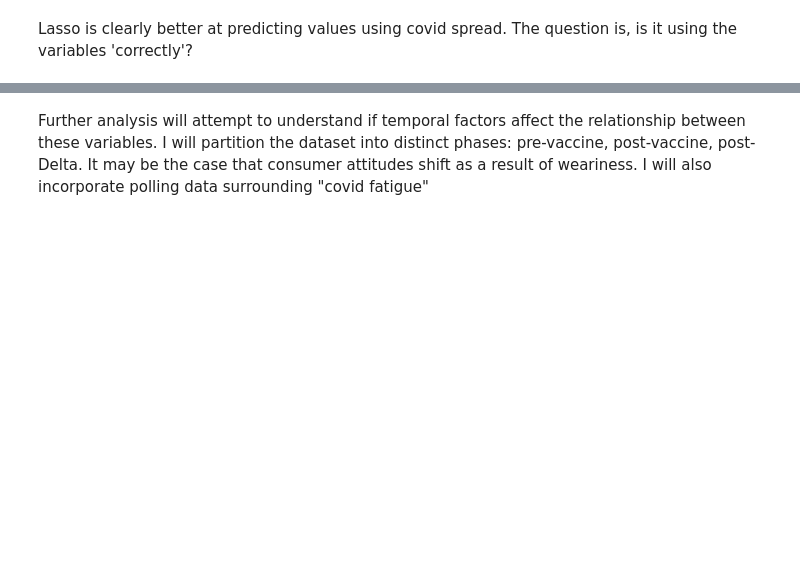
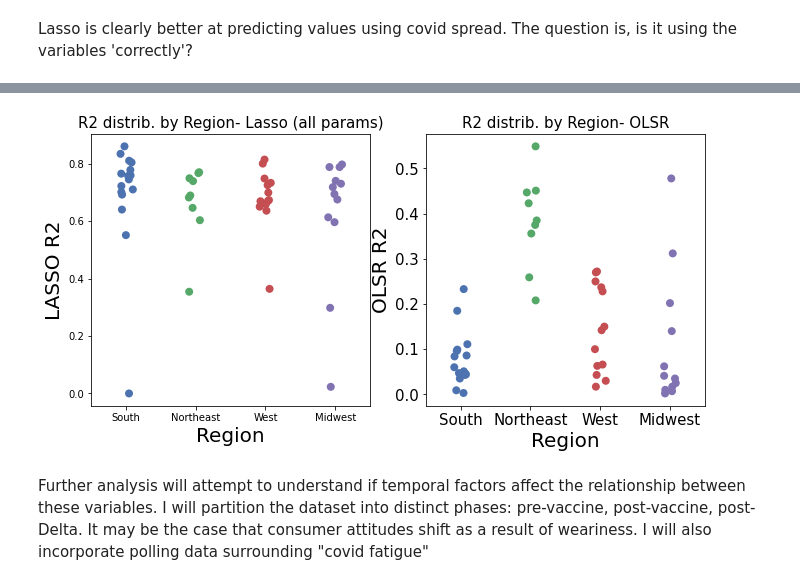
Before and after one commit to cjohnsoncruz/covid_spread_and_business_revenue, a Jupyter notebook: Quantifying_how_Covid_Case_Rates_affect_Business_Revenue.ipynb, the cells around one changed output, grey strips where cells are left out. Saved outputs shown, nothing was run; the diff lists cells and outputs as text; code cells hidden in the pictures; blank space fills up the shorter version.

```diff
--- a/Quantifying_how_Covid_Case_Rates_affect_Business_Revenue.ipynb
+++ b/Quantifying_how_Covid_Case_Rates_affect_Business_Revenue.ipynb
@@ -323,0 +319,10 @@ Lasso is clearly better at predicting values using covid spread. The question is
+# %%
+#geographical interpretation
+#import CSV of all states
+states_by_region = 'https://raw.githubusercontent.com/cphalpert/census-regions/master/us%20census%20bureau%20regions%20and%20divisions.csv'
+allstates_df = pd.read_csv(states_by_region)
+allstates_df= allstates_df.drop(allstates_df.index[7]).copy()
+allstates_df.head()
+
+df_model_performance_by_state = pd.merge(df_model_performance_by_state, allstates_df, left_on = 'State Name', right_on = 'State').drop(axis = 1, labels = ('State Name'))
+df_model_performance_by_state.head()
@@ -324,3 +336,21 @@ Lasso is clearly better at predicting values using covid spread. The question is
+# %%
+
+#create boxplot of state values by region
+fig, ax = plt.subplots(1,2, figsize = (11,5))
+g= sns.stripplot(x = 'Region', y = "LASSO R2", data = df_model_performance_by_state, size = 8, ax = ax[0]);
+plt.tick_params(labelsize=15)
+ax[0].xaxis.label.set_fontsize(20)
+ax[0].yaxis.label.set_fontsize(20)
+ax[0].set_title('R2 distrib. by Region- Lasso (all params)', fontsize=15);
+
+g= sns.stripplot(x = 'Region', y = "OLSR R2", data = df_model_performance_by_state, size = 8, ax = ax[1]);
+plt.tick_params(labelsize=15)
+ax[1].xaxis.label.set_fontsize(20)
+ax[1].yaxis.label.set_fontsize(20)
+ax[1].set_title('R2 distrib. by Region- OLSR', fontsize=15);
+#fig.suptitle('test title')
+# %% [output]
+[figure, added]
 # %%
 ## TO DO:
 #open parameters to evaluate what lasso promoted
```
Also changed, not shown: parts of 11 cells of this notebook.
